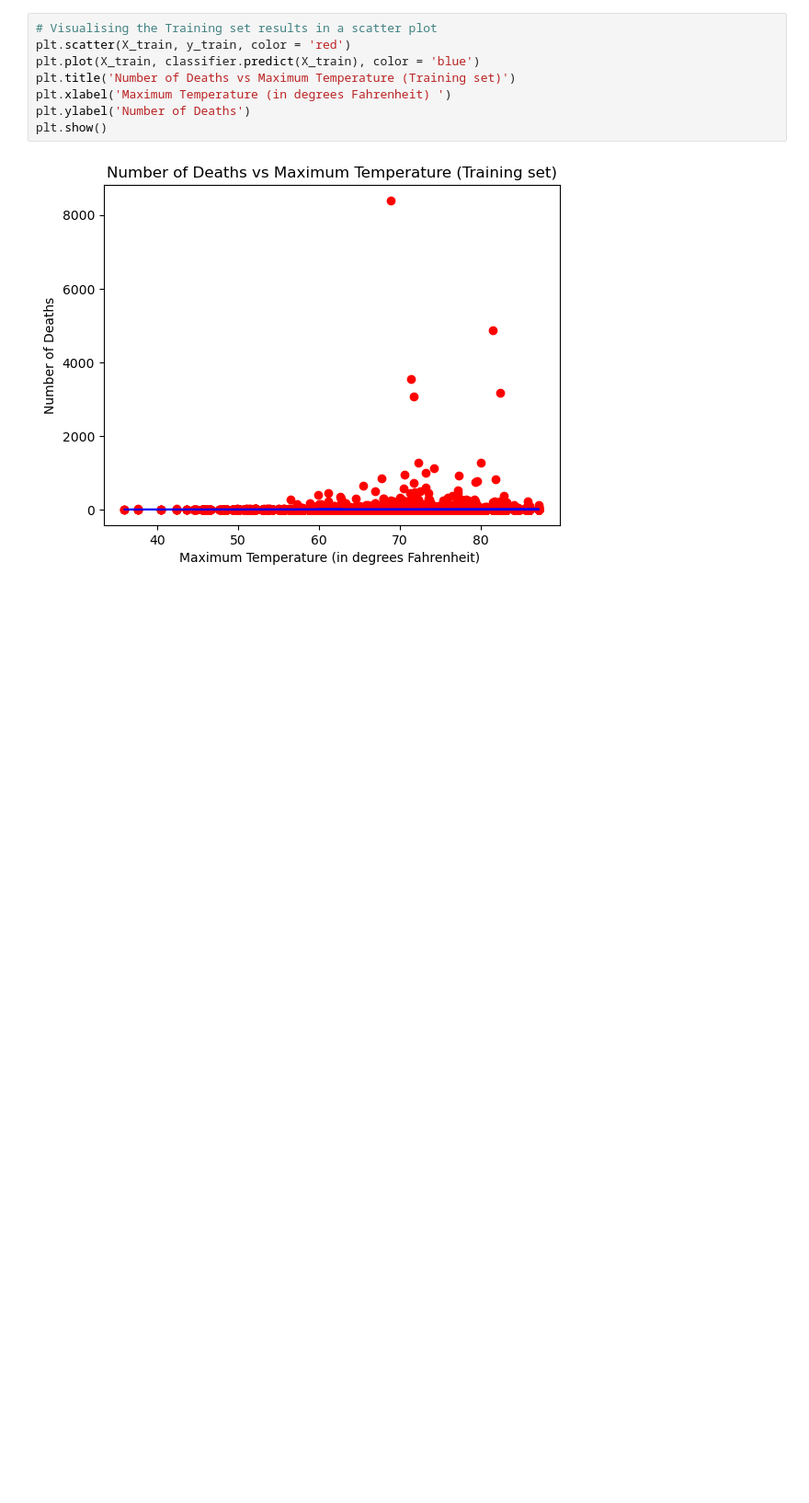
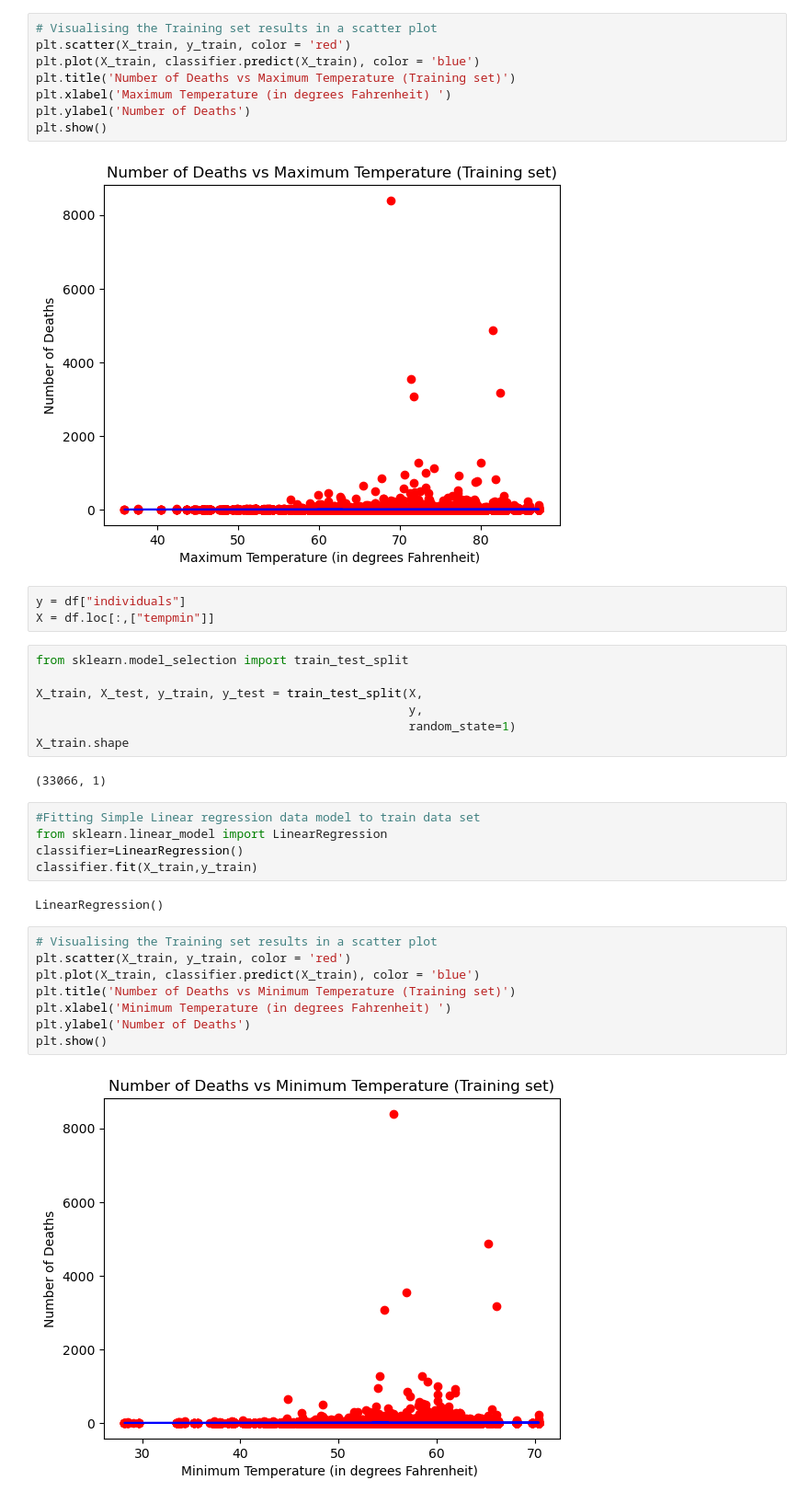
Before and after one commit to cloestreich/Final-Project, a Jupyter notebook: MachineLearning_1.ipynb, the cells around one changed output. Shown at 92% size. Drawn from its saved outputs; the diff is of its cells as text; blank space fills up the shorter version.

```diff
--- a/MachineLearning_1.ipynb
+++ b/MachineLearning_1.ipynb
@@ -43,3 +43,32 @@ plt.ylabel('Number of Deaths')
 plt.show()
 # %% [output]
 [figure]
+# %%
+y = df["individuals"]
+X = df.loc[:,["tempmin"]]
+# %%
+from sklearn.model_selection import train_test_split
+
+X_train, X_test, y_train, y_test = train_test_split(X,
+                                                    y,
+                                                    random_state=1)
+X_train.shape
+# %% [output]
+(33066, 1)
+# %%
+#Fitting Simple Linear regression data model to train data set
+from sklearn.linear_model import LinearRegression
+classifier=LinearRegression()
+classifier.fit(X_train,y_train)
+# %% [output]
+LinearRegression()
+# %%
+# Visualising the Training set results in a scatter plot
+plt.scatter(X_train, y_train, color = 'red')
+plt.plot(X_train, classifier.predict(X_train), color = 'blue')
+plt.title('Number of Deaths vs Minimum Temperature (Training set)')
+plt.xlabel('Minimum Temperature (in degrees Fahrenheit) ')
+plt.ylabel('Number of Deaths')
+plt.show()
+# %% [output]
+[figure, added]
```
